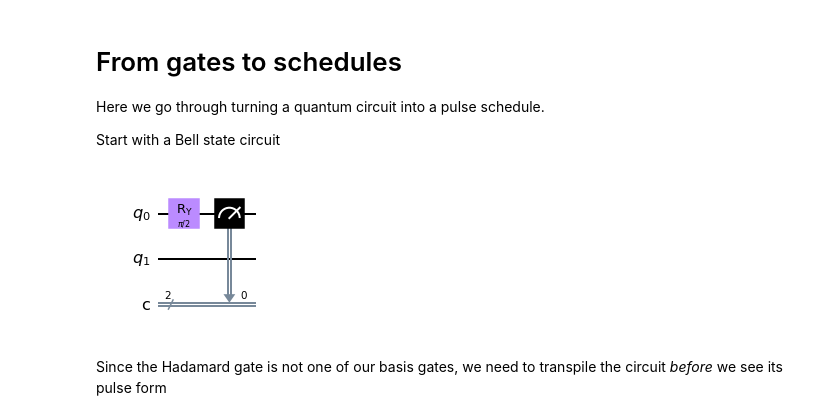
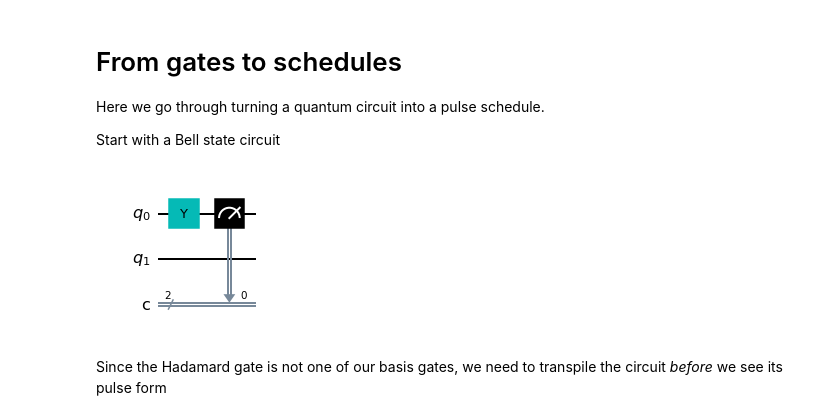
Before and after one commit to zpparks314/CSC591_Pulse_Project, a Jupyter notebook: pulse_tutorial.ipynb, the cells around one changed output. Saved outputs shown, nothing was run; the diff lists cells and outputs as text; code cells hidden in the pictures.

```diff
--- a/pulse_tutorial.ipynb
+++ b/pulse_tutorial.ipynb
@@ -75,14 +75,14 @@ Start with a Bell state circuit
 # %%
 q1, q2 = 1,2
 
 qc = QuantumCircuit(2, 2)
-qc.ry(np.pi/2, 0)
+qc.y(0)
 # qc.h(0)
 # qc.cx(0, 1)
 qc.measure(0,0)
 qc.draw('mpl')
 # %% [output]
-[figure, old version]
+[figure, new version]
 # %% [markdown]
 Since the Hadamard gate is not one of our basis gates, we need to transpile the circuit *before* we see its pulse form
 # %%
```
Also changed, not shown: parts of 4 cells of this notebook, 41 other files.
